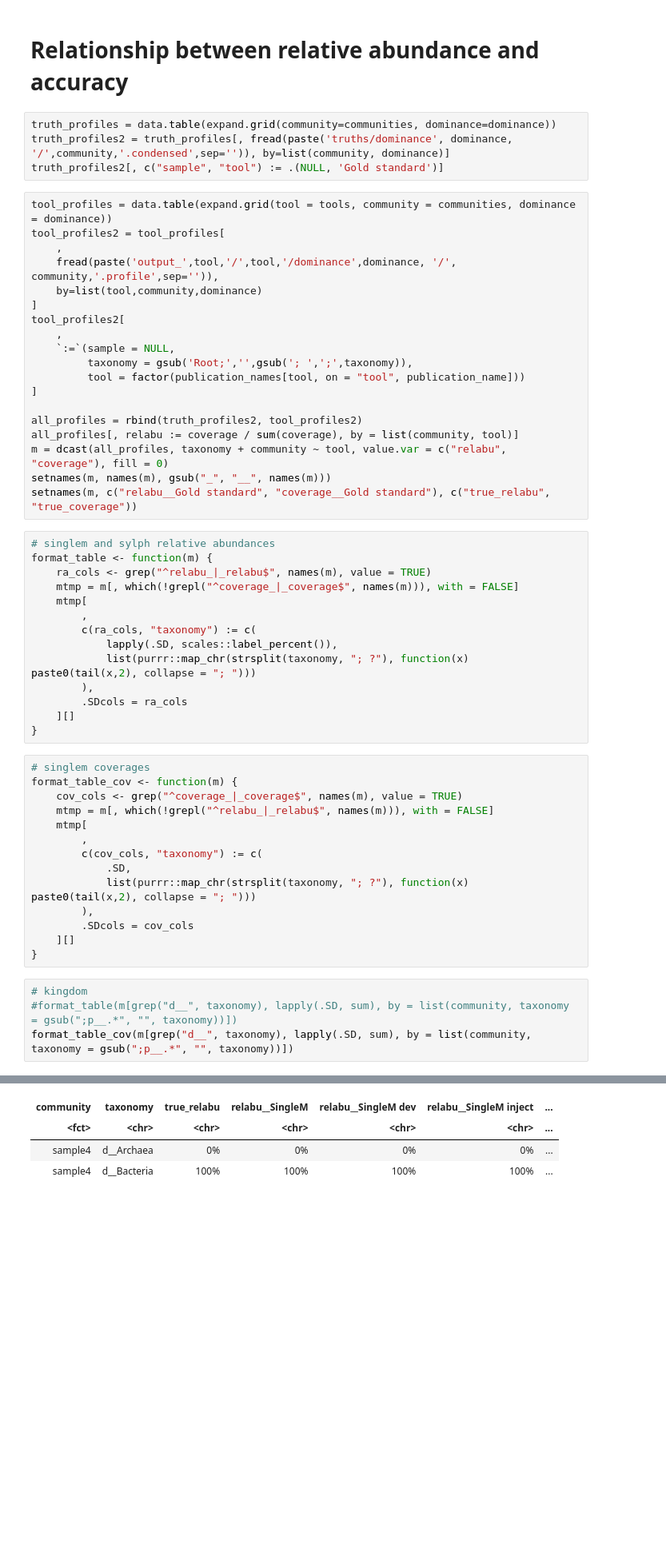
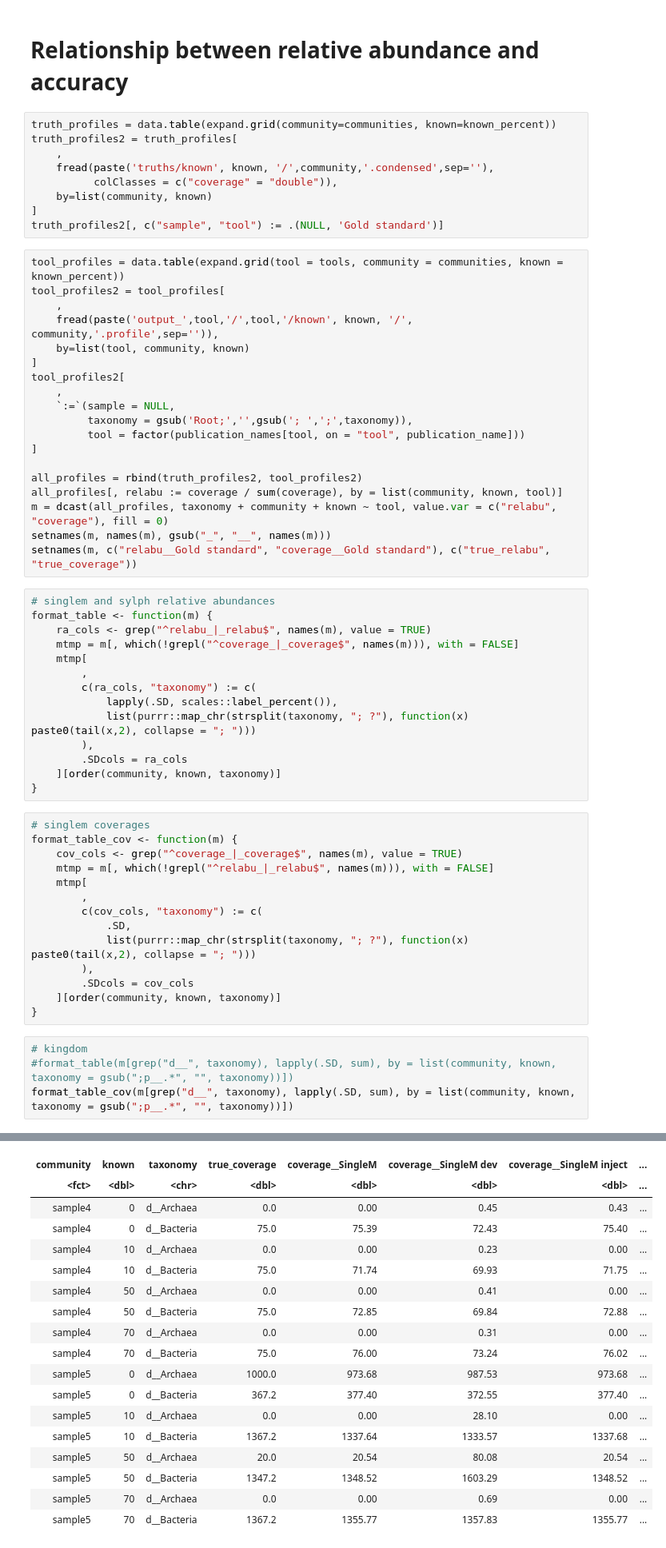
Before and after one commit to timbalam/singlem-benchmarking, a Jupyter notebook: 10_related_and_novel/plot.ipynb, the cells around one changed output, grey strips where cells are left out. Shown at 80% size. Saved outputs shown, nothing was run; the diff lists cells and outputs as text; blank space fills up the shorter version.

```diff
--- a/10_related_and_novel/plot.ipynb
+++ b/10_related_and_novel/plot.ipynb
@@ -51,15 +52,20 @@ Warning message:
 # %% [markdown]
 # Relationship between relative abundance and accuracy
 # %%
-truth_profiles = data.table(expand.grid(community=communities, dominance=dominance))
-truth_profiles2 = truth_profiles[, fread(paste('truths/dominance', dominance, '/',community,'.condensed',sep='')), by=list(community, dominance)]
+truth_profiles = data.table(expand.grid(community=communities, known=known_percent))
+truth_profiles2 = truth_profiles[
+    ,
+    fread(paste('truths/known', known, '/',community,'.condensed',sep=''),
+          colClasses = c("coverage" = "double")),
+    by=list(community, known)
+]
 truth_profiles2[, c("sample", "tool") := .(NULL, 'Gold standard')]
 # %%
-tool_profiles = data.table(expand.grid(tool = tools, community = communities, dominance = dominance))
+tool_profiles = data.table(expand.grid(tool = tools, community = communities, known = known_percent))
 tool_profiles2 = tool_profiles[
     ,
-    fread(paste('output_',tool,'/',tool,'/dominance',dominance, '/', community,'.profile',sep='')),
-    by=list(tool,community,dominance)
+    fread(paste('output_',tool,'/',tool,'/known', known, '/', community,'.profile',sep='')),
+    by=list(tool, community, known)
 ]
 tool_profiles2[
     ,
@@ -69,8 +75,8 @@ tool_profiles2[
 ]
 
 all_profiles = rbind(truth_profiles2, tool_profiles2)
-all_profiles[, relabu := coverage / sum(coverage), by = list(community, tool)]
-m = dcast(all_profiles, taxonomy + community ~ tool, value.var = c("relabu", "coverage"), fill = 0)
+all_profiles[, relabu := coverage / sum(coverage), by = list(community, known, tool)]
+m = dcast(all_profiles, taxonomy + community + known ~ tool, value.var = c("relabu", "coverage"), fill = 0)
 setnames(m, names(m), gsub("_", "__", names(m)))
 setnames(m, c("relabu__Gold standard", "coverage__Gold standard"), c("true_relabu", "true_coverage"))
 # %%
@@ -85,7 +91,7 @@ format_table <- function(m) {
             list(purrr::map_chr(strsplit(taxonomy, "; ?"), function(x) paste0(tail(x,2), collapse = "; ")))
         ),
         .SDcols = ra_cols
-    ][]
+    ][order(community, known, taxonomy)]
 }
 # %%
 # singlem coverages
@@ -99,10 +105,10 @@ format_table_cov <- function(m) {
             list(purrr::map_chr(strsplit(taxonomy, "; ?"), function(x) paste0(tail(x,2), collapse = "; ")))
         ),
         .SDcols = cov_cols
-    ][]
+    ][order(community, known, taxonomy)]
 }
 # %%
 # kingdom
-#format_table(m[grep("d__", taxonomy), lapply(.SD, sum), by = list(community, taxonomy = gsub(";p__.*", "", taxonomy))])
-format_table_cov(m[grep("d__", taxonomy), lapply(.SD, sum), by = list(community, taxonomy = gsub(";p__.*", "", taxonomy))])
+#format_table(m[grep("d__", taxonomy), lapply(.SD, sum), by = list(community, known, taxonomy = gsub(";p__.*", "", taxonomy))])
+format_table_cov(m[grep("d__", taxonomy), lapply(.SD, sum), by = list(community, known, taxonomy = gsub(";p__.*", "", taxonomy))])
 # %% [output]
@@ -110,4 +116,18 @@ A data.table: 2 × 8
-| community | taxonomy | true_relabu | relabu__SingleM | relabu__SingleM dev | relabu__SingleM inject | ... |
-| <fct> | <chr> | <chr> | <chr> | <chr> | <chr> | ... |
-| sample4 | d__Archaea | 0% | 0% | 0% | 0% | ... |
-| sample4 | d__Bacteria | 100% | 100% | 100% | 100% | ... |
+| community | known | taxonomy | true_coverage | coverage__SingleM | coverage__SingleM dev | coverage__SingleM inject | ... |
+| <fct> | <dbl> | <chr> | <dbl> | <dbl> | <dbl> | <dbl> | ... |
+| sample4 | 0 | d__Archaea | 0.0 | 0.00 | 0.45 | 0.43 | ... |
+| sample4 | 0 | d__Bacteria | 75.0 | 75.39 | 72.43 | 75.40 | ... |
+| sample4 | 10 | d__Archaea | 0.0 | 0.00 | 0.23 | 0.00 | ... |
+| sample4 | 10 | d__Bacteria | 75.0 | 71.74 | 69.93 | 71.75 | ... |
+| sample4 | 50 | d__Archaea | 0.0 | 0.00 | 0.41 | 0.00 | ... |
+| sample4 | 50 | d__Bacteria | 75.0 | 72.85 | 69.84 | 72.88 | ... |
+| sample4 | 70 | d__Archaea | 0.0 | 0.00 | 0.31 | 0.00 | ... |
+| sample4 | 70 | d__Bacteria | 75.0 | 76.00 | 73.24 | 76.02 | ... |
+| sample5 | 0 | d__Archaea | 1000.0 | 973.68 | 987.53 | 973.68 | ... |
+| sample5 | 0 | d__Bacteria | 367.2 | 377.40 | 372.55 | 377.40 | ... |
+| sample5 | 10 | d__Archaea | 0.0 | 0.00 | 28.10 | 0.00 | ... |
+| sample5 | 10 | d__Bacteria | 1367.2 | 1337.64 | 1333.57 | 1337.68 | ... |
+| sample5 | 50 | d__Archaea | 20.0 | 20.54 | 80.08 | 20.54 | ... |
+| sample5 | 50 | d__Bacteria | 1347.2 | 1348.52 | 1603.29 | 1348.52 | ... |
+| sample5 | 70 | d__Archaea | 0.0 | 0.00 | 0.69 | 0.00 | ... |
+| sample5 | 70 | d__Bacteria | 1367.2 | 1355.77 | 1357.83 | 1355.77 | ... |
```
Also changed, not shown: parts of 10 cells of this notebook, 6 other files.
